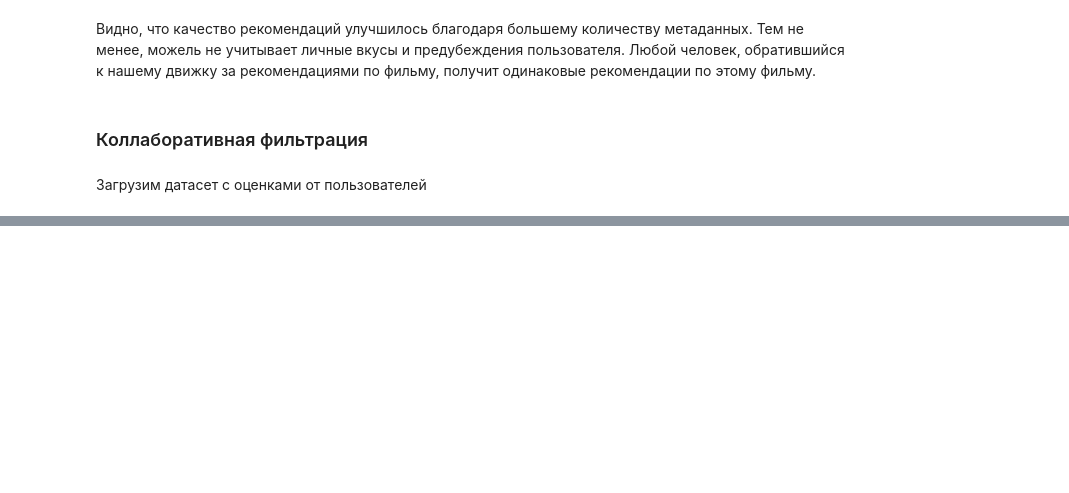
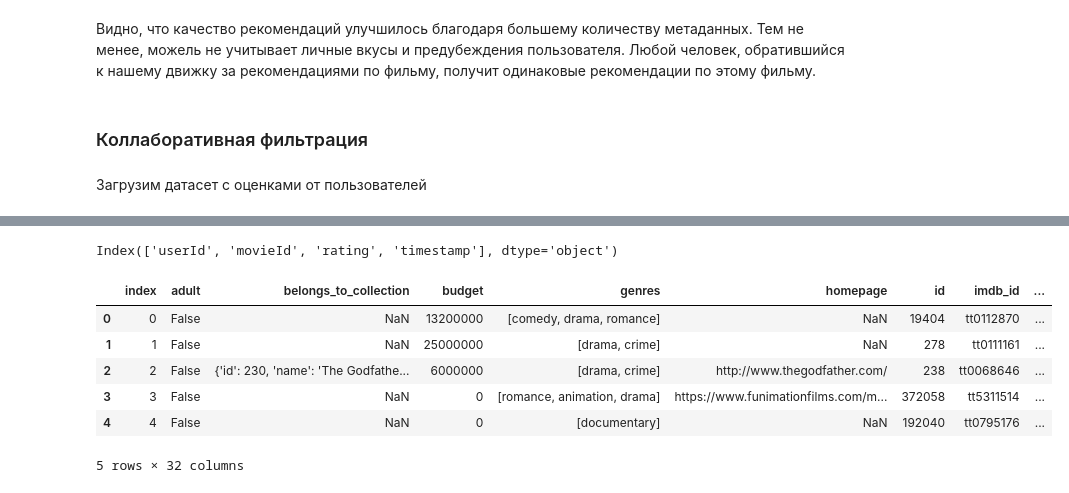
Before and after one commit to Maximiliano-16/MovieRecomendSystem, a Jupyter notebook: MovieRecommend.ipynb, the cells around one changed output, grey strips where cells are left out. Drawn from its saved outputs; the diff is of its cells as text; code cells hidden in the pictures; blank space fills up the shorter version.

```diff
--- a/MovieRecommend.ipynb
+++ b/MovieRecommend.ipynb
@@ -553,0 +525,14 @@ ERROR: ERROR: Failed to build installable wheels for some pyproject.toml based p
+# %%
+rating_small_df.columns
+# %% [output]
+Index(['userId', 'movieId', 'rating', 'timestamp'], dtype='object')
+# %%
+q_movies.head()
+# %% [output]
+|  | index | adult | belongs_to_collection | budget | genres | homepage | id | imdb_id | ... |
+| 0 | 0 | False | NaN | 13200000 | [comedy, drama, romance] | NaN | 19404 | tt0112870 | ... |
+| 1 | 1 | False | NaN | 25000000 | [drama, crime] | NaN | 278 | tt0111161 | ... |
+| 2 | 2 | False | {'id': 230, 'name': 'The Godfathe... | 6000000 | [drama, crime] | http://www.thegodfather.com/ | 238 | tt0068646 | ... |
+| 3 | 3 | False | NaN | 0 | [romance, animation, drama] | https://www.funimationfilms.com/m... | 372058 | tt5311514 | ... |
+| 4 | 4 | False | NaN | 0 | [documentary] | NaN | 192040 | tt0795176 | ... |
+5 rows × 32 columns
```
Also changed, not shown: parts of 16 cells of this notebook.
